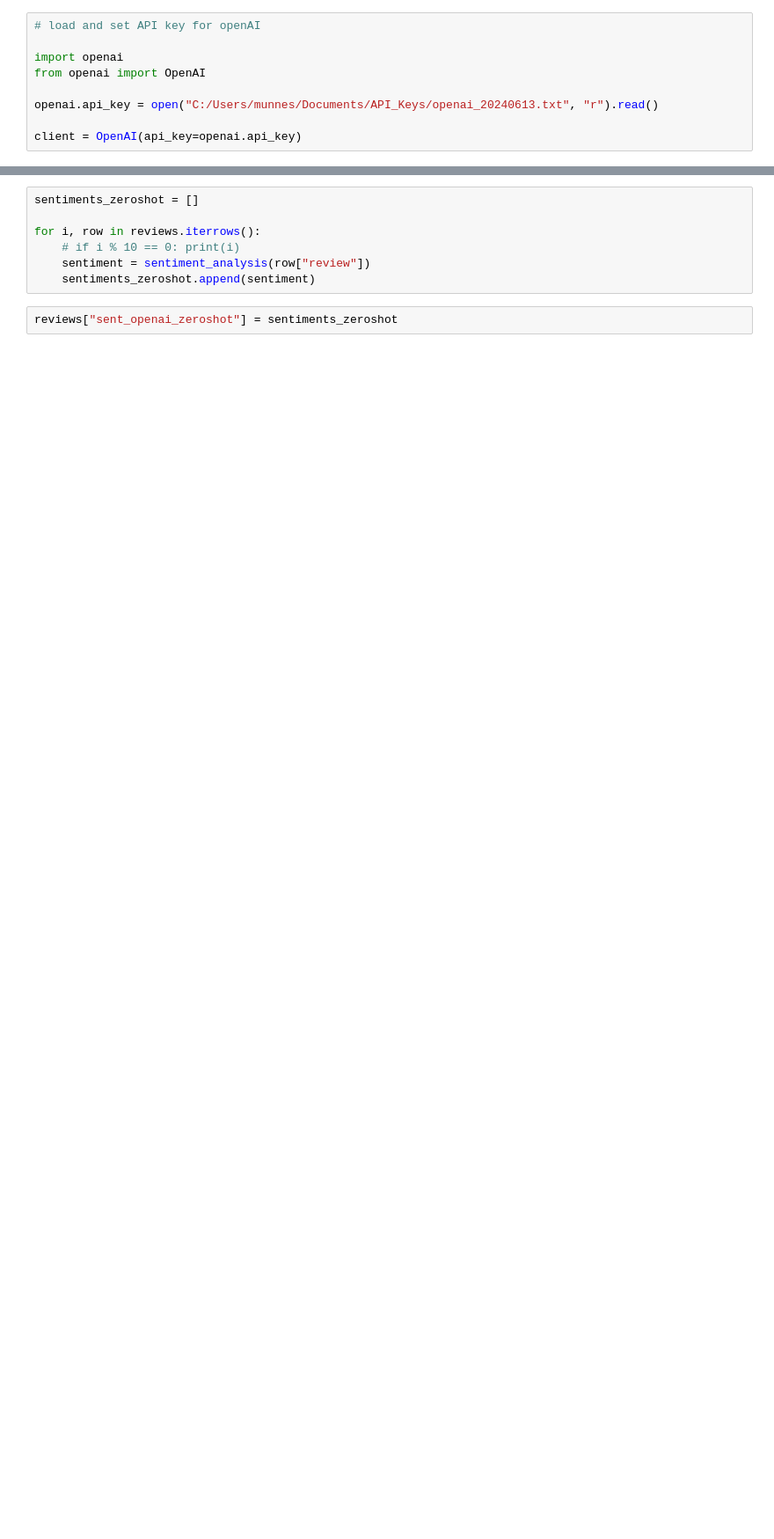
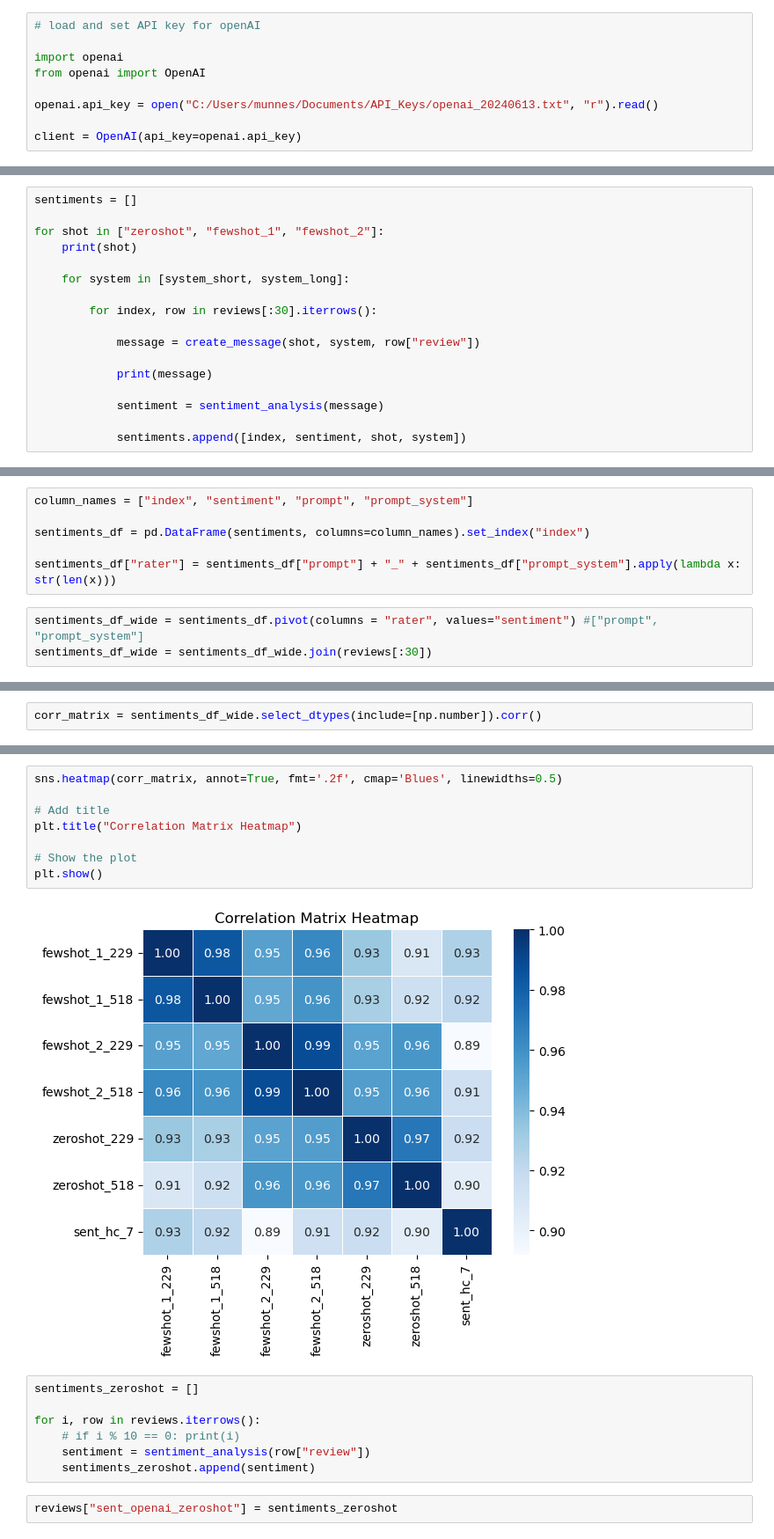
Before and after one commit to StefanMunnes/llms_sentiment, a Jupyter notebook: scripts/openai.ipynb, the cells around one changed output, grey strips where cells are left out. Shown at 88% size. Drawn from its saved outputs; the diff is of its cells as text; blank space fills up the shorter version.

Commit message:
new function to create messages in loop; add correlation matrix and heatmap

```diff
--- a/scripts/openai.ipynb
+++ b/scripts/openai.ipynb
@@ -76,0 +143,17 @@ message_fewshot_2 = [
+# %%
+sentiments = []
+
+for shot in ["zeroshot", "fewshot_1", "fewshot_2"]:
+    print(shot)
+
+    for system in [system_short, system_long]:
+
+        for index, row in reviews[:30].iterrows():
+
+            message = create_message(shot, system, row["review"])
+
+            print(message)
+
+            sentiment = sentiment_analysis(message)
+
+            sentiments.append([index, sentiment, shot, system])
@@ -76,0 +178,9 @@ message_fewshot_2 = [
+# %%
+column_names = ["index", "sentiment", "prompt", "prompt_system"]
+
+sentiments_df = pd.DataFrame(sentiments, columns=column_names).set_index("index")
+
+sentiments_df["rater"] = sentiments_df["prompt"] + "_" + sentiments_df["prompt_system"].apply(lambda x: str(len(x)))
+# %%
+sentiments_df_wide = sentiments_df.pivot(columns = "rater", values="sentiment") #["prompt", "prompt_system"]
+sentiments_df_wide = sentiments_df_wide.join(reviews[:30])
@@ -76,0 +189,2 @@ message_fewshot_2 = [
+# %%
+corr_matrix = sentiments_df_wide.select_dtypes(include=[np.number]).corr()
@@ -77,3 +198,13 @@ message_fewshot_2 = [
+# %%
+sns.heatmap(corr_matrix, annot=True, fmt='.2f', cmap='Blues', linewidths=0.5)
+
+# Add title
+plt.title("Correlation Matrix Heatmap")
+
+# Show the plot
+plt.show()
+# %% [output]
+[figure, added]
 # %%
 sentiments_zeroshot = []
 
```
Also changed, not shown: parts of 21 cells of this notebook.
